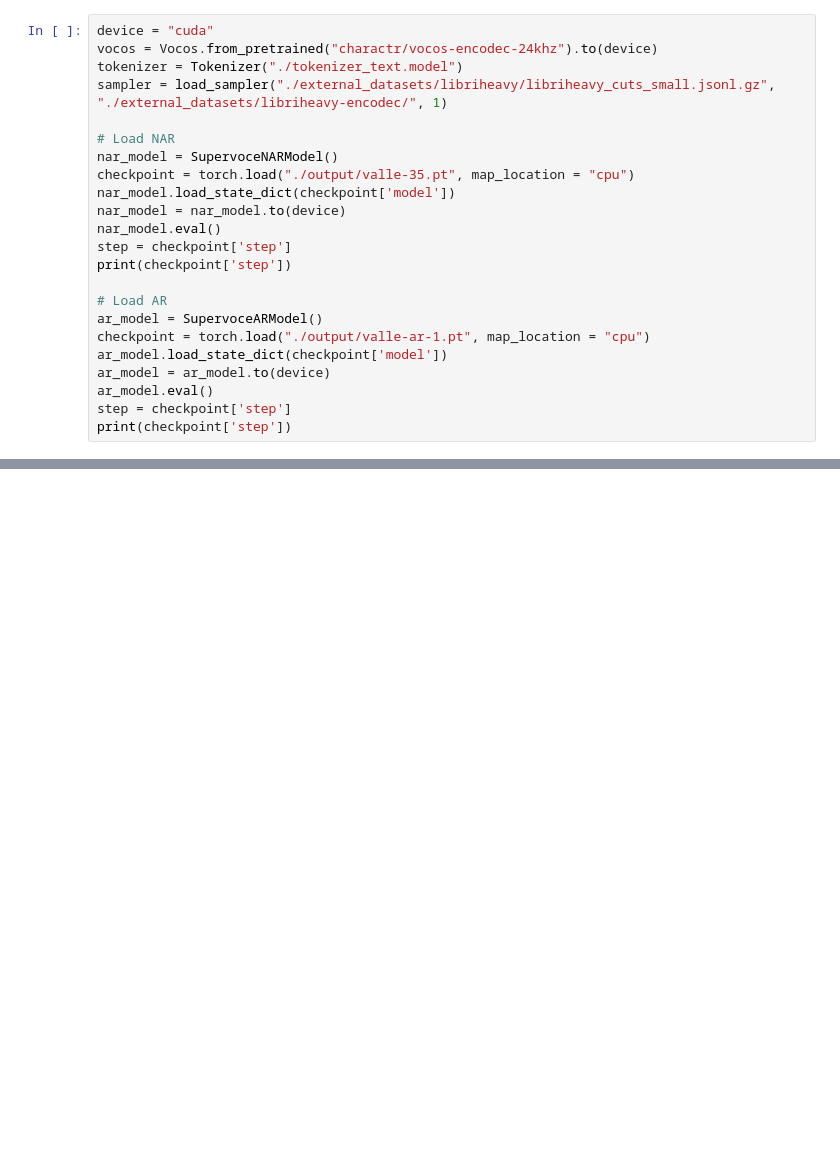
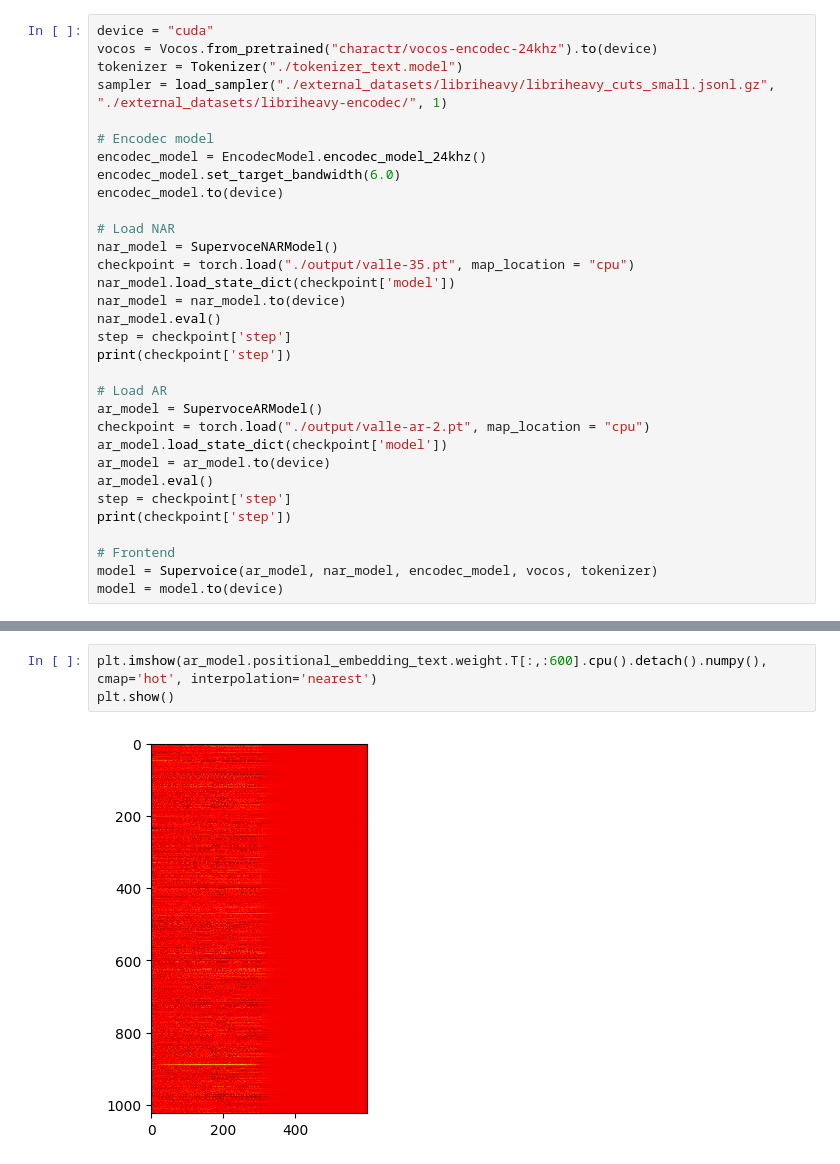
Before and after one commit to ex3ndr/supervoice-vall-e-2, a Jupyter notebook: welcome.ipynb, the cells around one changed output, grey strips where cells are left out. Cells and saved outputs as stored; diff of their text form; blank space fills up the shorter version.

Commit message:
feat: add frontend

```diff
--- a/welcome.ipynb
+++ b/welcome.ipynb
@@ -10,6 +13,11 @@ device = "cuda"
 vocos = Vocos.from_pretrained("charactr/vocos-encodec-24khz").to(device)
 tokenizer = Tokenizer("./tokenizer_text.model")
 sampler = load_sampler("./external_datasets/libriheavy/libriheavy_cuts_small.jsonl.gz", "./external_datasets/libriheavy-encodec/", 1)
+
+# Encodec model
+encodec_model = EncodecModel.encodec_model_24khz()
+encodec_model.set_target_bandwidth(6.0)
+encodec_model.to(device)
 
 # Load NAR
 nar_model = SupervoceNARModel()
@@ -22,10 +30,14 @@ print(checkpoint['step'])
 
 # Load AR
 ar_model = SupervoceARModel()
-checkpoint = torch.load("./output/valle-ar-1.pt", map_location = "cpu")
+checkpoint = torch.load("./output/valle-ar-2.pt", map_location = "cpu")
 ar_model.load_state_dict(checkpoint['model'])
 ar_model = ar_model.to(device)
 ar_model.eval()
 step = checkpoint['step']
 print(checkpoint['step'])
+
+# Frontend
+model = Supervoice(ar_model, nar_model, encodec_model, vocos, tokenizer)
+model = model.to(device)
 # %% [output]
@@ -118,0 +189,5 @@ print(predicted_ar.cpu().numpy())
+# %%
+plt.imshow(ar_model.positional_embedding_text.weight.T[:,:600].cpu().detach().numpy(), cmap='hot', interpolation='nearest')
+plt.show()
+# %% [output]
+[figure, added]
```
Also changed, not shown: parts of 9 cells of this notebook, 15 other files.
